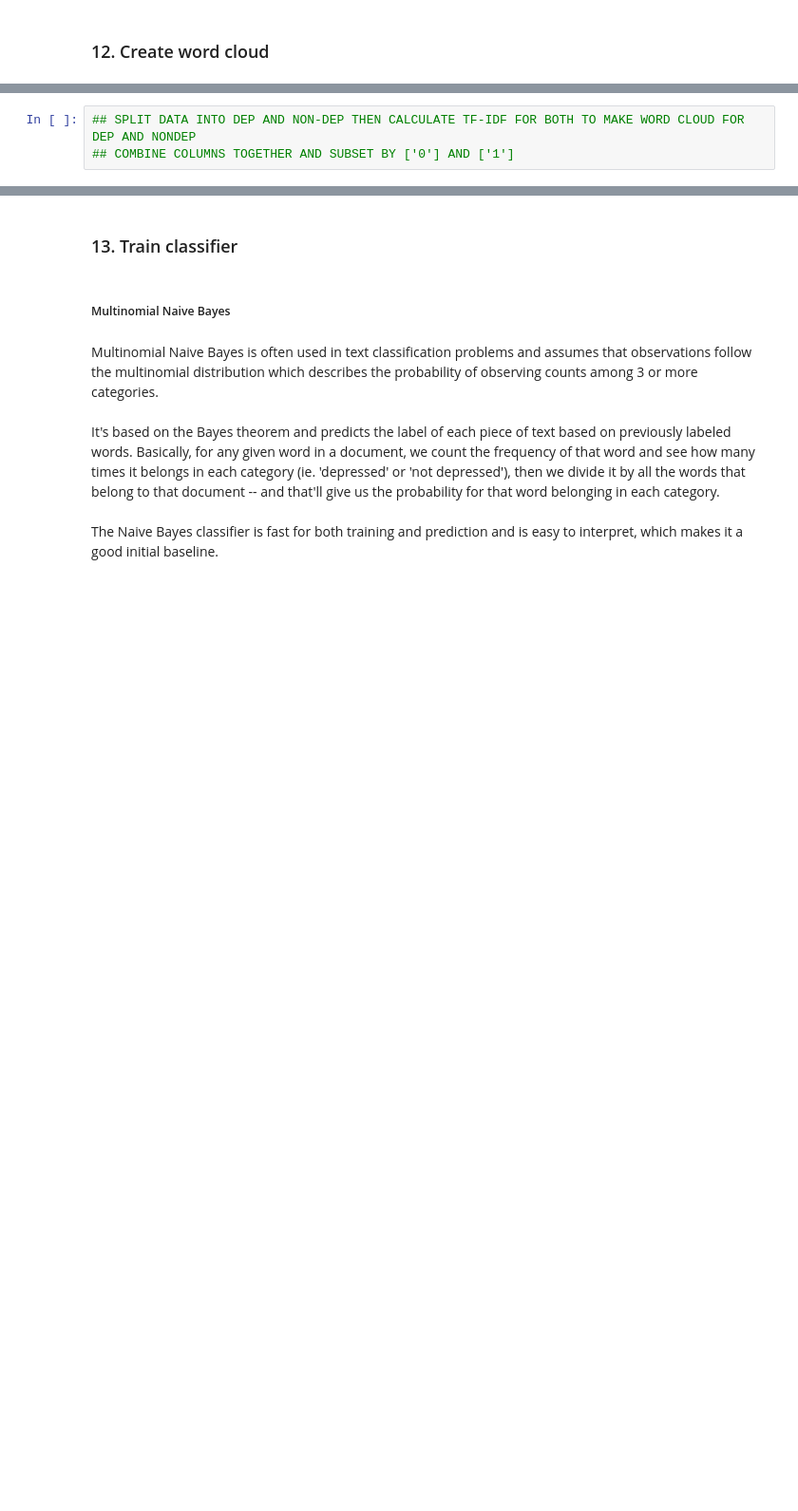
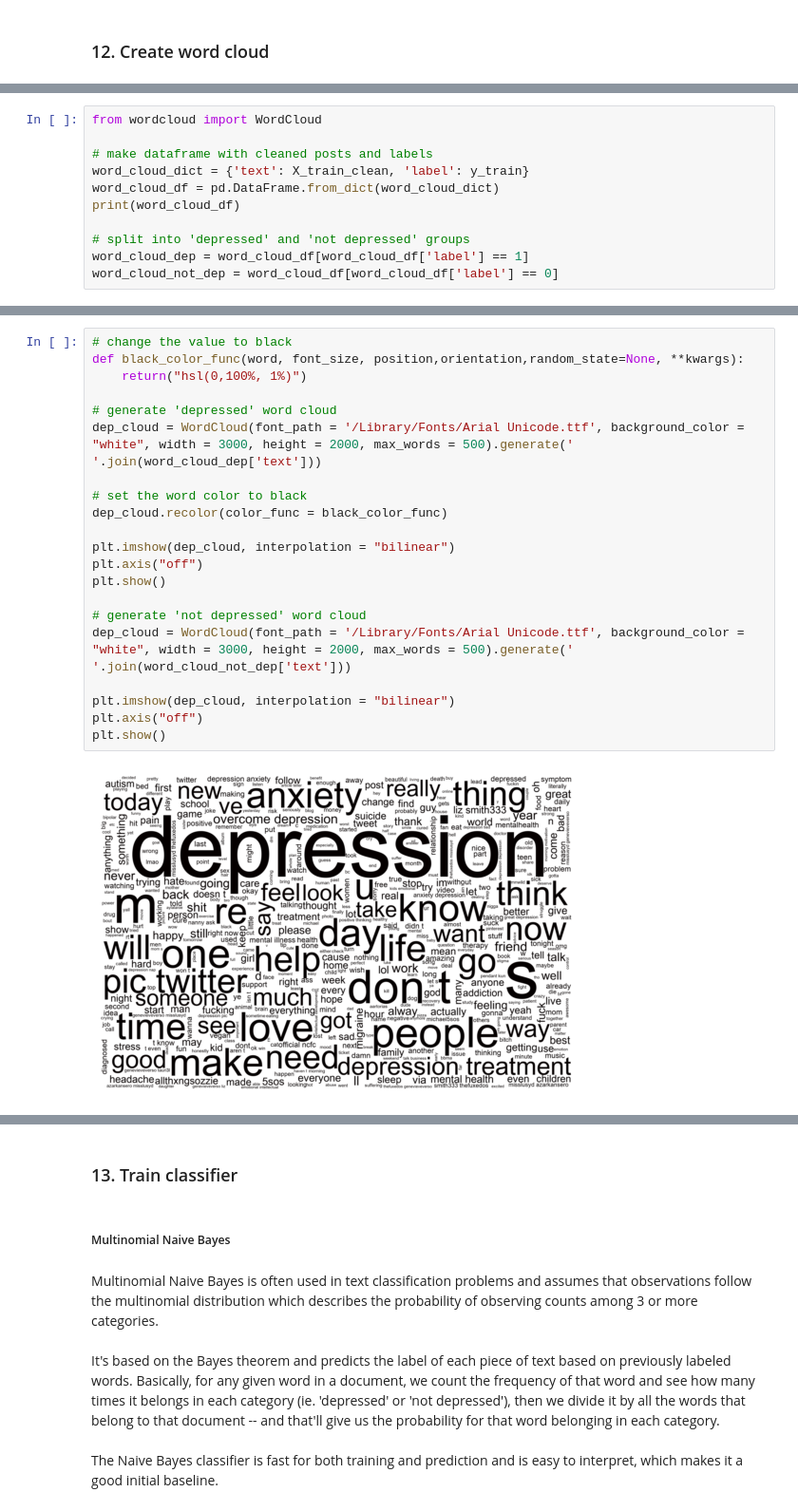
Before and after one commit to thalia-huynh/predicting-depression-using-nlp, a Jupyter notebook: detecting-depression-from-online-text.ipynb, the cells around one changed output, grey strips where cells are left out. Shown: that part at 95% size. Cells and saved outputs as stored; diff of their text form; blank space fills up the shorter version.

Commit message:
Generated two word clouds

```diff
--- a/detecting-depression-from-online-text.ipynb
+++ b/detecting-depression-from-online-text.ipynb
@@ -359,3 +361,11 @@ Word clouds are popular visualizations for NLP projects since they are a quick w
 # %%
-## SPLIT DATA INTO DEP AND NON-DEP THEN CALCULATE TF-IDF FOR BOTH TO MAKE WORD CLOUD FOR DEP AND NONDEP
-## COMBINE COLUMNS TOGETHER AND SUBSET BY ['0'] AND ['1']
+from wordcloud import WordCloud
+
+# make dataframe with cleaned posts and labels
+word_cloud_dict = {'text': X_train_clean, 'label': y_train}
+word_cloud_df = pd.DataFrame.from_dict(word_cloud_dict)
+print(word_cloud_df)
+
+# split into 'depressed' and 'not depressed' groups
+word_cloud_dep = word_cloud_df[word_cloud_df['label'] == 1]
+word_cloud_not_dep = word_cloud_df[word_cloud_df['label'] == 0]
@@ -361,0 +387,23 @@ Word clouds are popular visualizations for NLP projects since they are a quick w
+# %%
+# change the value to black
+def black_color_func(word, font_size, position,orientation,random_state=None, **kwargs):
+    return("hsl(0,100%, 1%)")
+
+# generate 'depressed' word cloud
+dep_cloud = WordCloud(font_path = '/Library/Fonts/Arial Unicode.ttf', background_color = "white", width = 3000, height = 2000, max_words = 500).generate(' '.join(word_cloud_dep['text']))
+
+# set the word color to black
+dep_cloud.recolor(color_func = black_color_func)
+
+plt.imshow(dep_cloud, interpolation = "bilinear")
+plt.axis("off")
+plt.show()
+
+# generate 'not depressed' word cloud
+dep_cloud = WordCloud(font_path = '/Library/Fonts/Arial Unicode.ttf', background_color = "white", width = 3000, height = 2000, max_words = 500).generate(' '.join(word_cloud_not_dep['text']))
+
+plt.imshow(dep_cloud, interpolation = "bilinear")
+plt.axis("off")
+plt.show()
+# %% [output]
+[figure, added]
```
Also changed, not shown: parts of 10 cells of this notebook.
